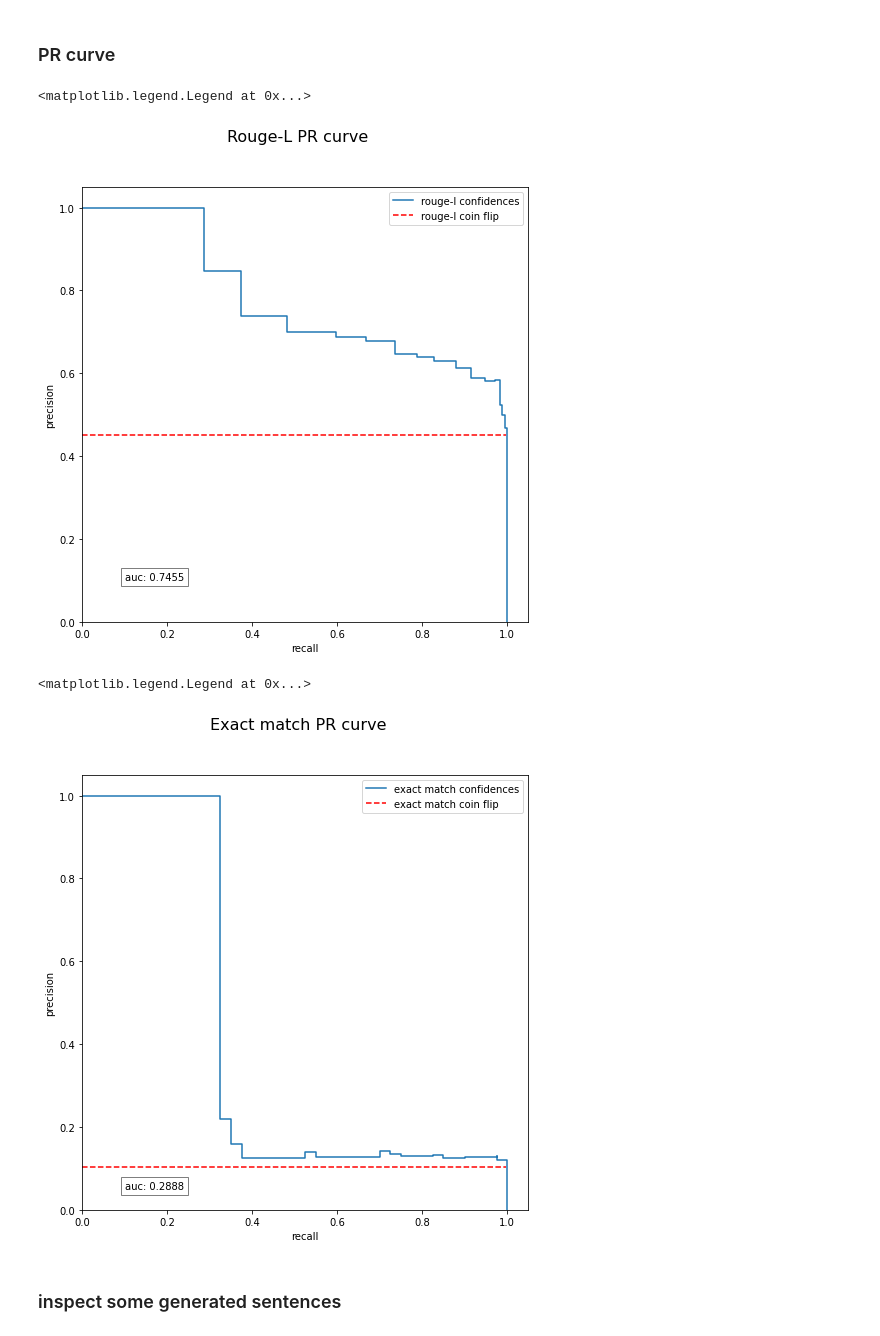
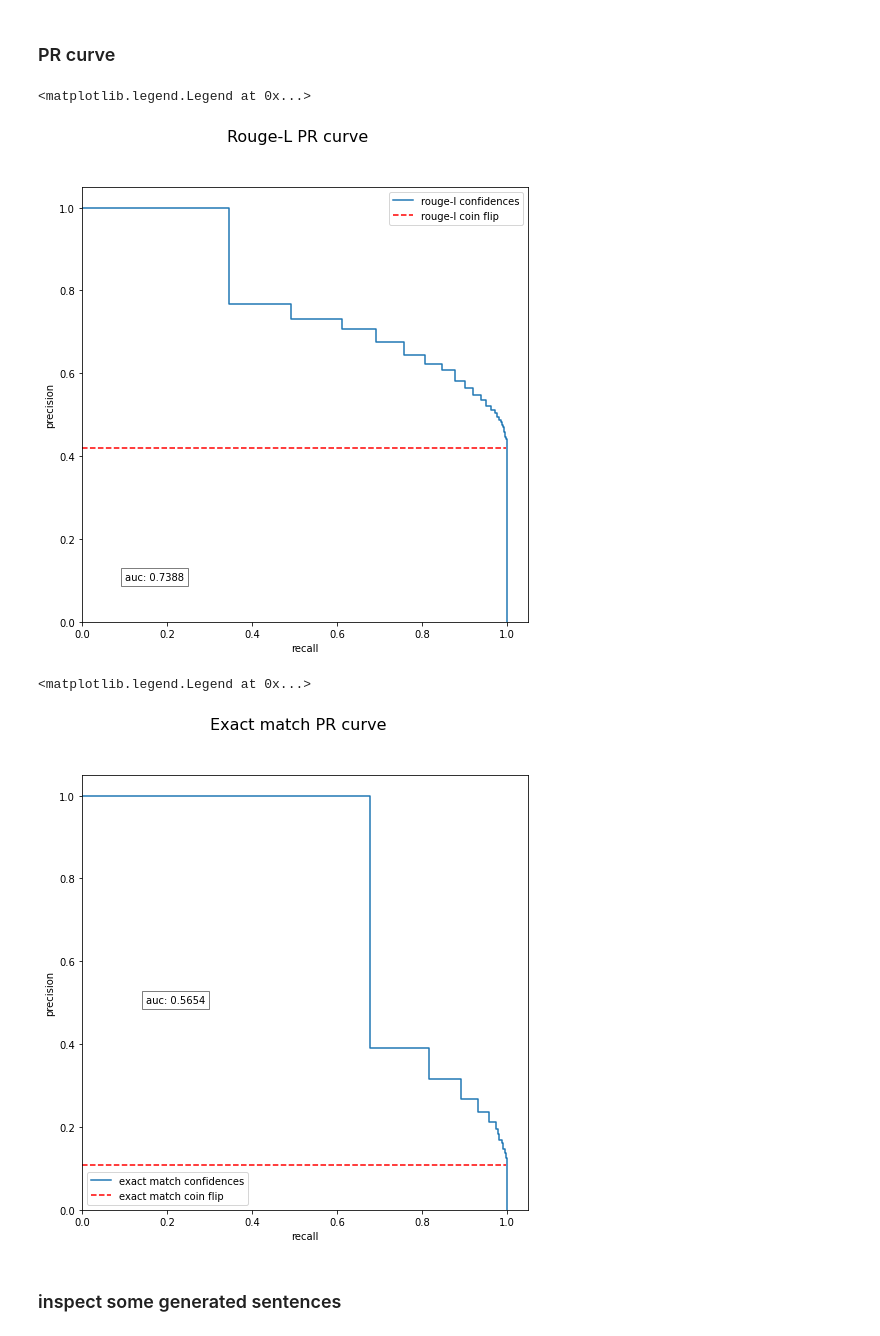
Before and after one commit to casetext/FiD, a Jupyter notebook: notebooks/FiD_confidence_thresholding.ipynb, the cells around one changed output. Cells and saved outputs as stored; diff of their text form; code cells hidden in the pictures.

Commit message:
generate PR for test set

```diff
--- a/notebooks/FiD_confidence_thresholding.ipynb
+++ b/notebooks/FiD_confidence_thresholding.ipynb
@@ -375,11 +375,11 @@ for i, batch in tqdm(enumerate(dataloader)):
         break
 # %%
 # load from local
-exact_match_log_probabilities = np.load("../numpy_drops/exact_matches_dev_sampling.npy")
-incorrect_log_probabilities = np.load("../numpy_drops/incorrects_dev_sampling.npy")
-rouge_match_log_probabilities = np.load("../numpy_drops/rouge_matches_dev_sampling.npy")
+exact_match_log_probabilities = np.load("../numpy_drops/exact_matches_test_sampling.npy")
+incorrect_log_probabilities = np.load("../numpy_drops/incorrects_test_sampling.npy")
+rouge_match_log_probabilities = np.load("../numpy_drops/rouge_matches_test_sampling.npy")
 # %%
-with open("../numpy_drops/rouge_similarity_answers_dev", "rb") as f:
+with open("../numpy_drops/rouge_similarity_answers_test_sampling", "rb") as f:
     rouge_matches = pickle.load(f)
 
 len(rouge_matches)
@@ -459,5 +459,5 @@ len(corrects) + len(incorrects)
 # %%
-threshold = 0.005
+threshold = 0.01
 
 label_scores = list(zip(y_true_rouge, y_scores_rouge))
 
@@ -501,7 +505,7 @@ def obtain_p_and_r(y_true, y_pred, thresholds):
     recalls = []
 
     for threshold in thresholds:
-        label_scores = list(zip(y_true, y_scores))
+        label_scores = list(zip(y_true, y_pred))
 
         predicted_positive = [el for el in label_scores if el[1] <= threshold]
         predicted_negative = [el for el in label_scores if el[1] > threshold]
@@ -545,23 +549,24 @@ ax.text(0.1, 0.1, "auc: {:.4f}".format(auc(recalls_rouge, precisions_rouge)), bb
 ax.legend()
 # %% [output]
 <matplotlib.legend.Legend at 0x...>
-[figure, old version]
+[figure, new version]
 # %%
 fig = plt.figure(figsize=(8,8), facecolor="white")
 fig.suptitle("Exact match PR curve", fontsize=16)
 ax = fig.add_subplot(111)
 
+# ax.plot(recalls_exact, precisions_exact)
 ax.step(recalls_exact, precisions_exact, label="exact match confidences", where='post')
 plt.axhline(1 - sum(y_true_exact) / len(y_true_exact), xmin=0.0, xmax=0.95, linestyle='--', color="red", label="exact match coin flip")
 ax.set_xlim([0.0, 1.05])
 ax.set_ylim([0.0, 1.05])
 ax.set_xlabel("recall")
 ax.set_ylabel("precision")
-ax.text(0.1, 0.05, "auc: {:.4f}".format(auc(recalls_exact, precisions_exact)), bbox=dict(facecolor='white', alpha=0.5))
+ax.text(0.15, 0.5, "auc: {:.4f}".format(auc(recalls_exact, precisions_exact)), bbox=dict(facecolor='white', alpha=0.5))
 ax.legend()
 # %% [output]
 <matplotlib.legend.Legend at 0x...>
-[figure, old version]
+[figure, new version]
 # %% [markdown]
 ### inspect some generated sentences
 # %%
```
Also changed, not shown: parts of 14 cells of this notebook.
